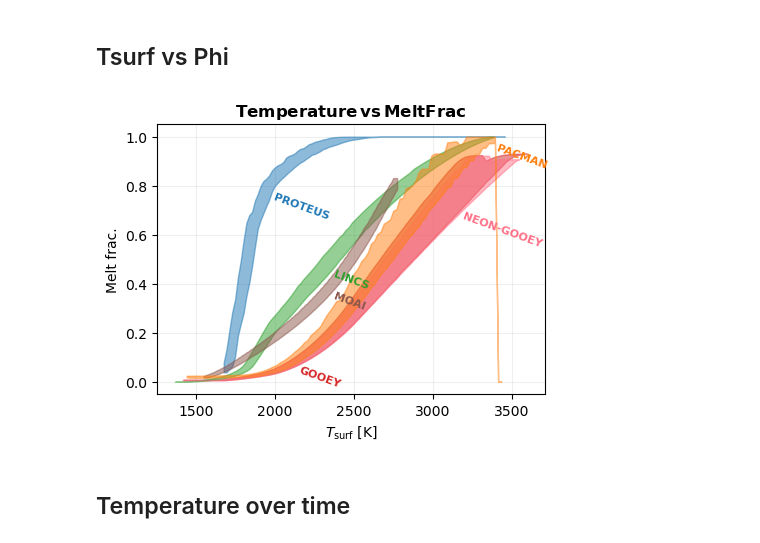
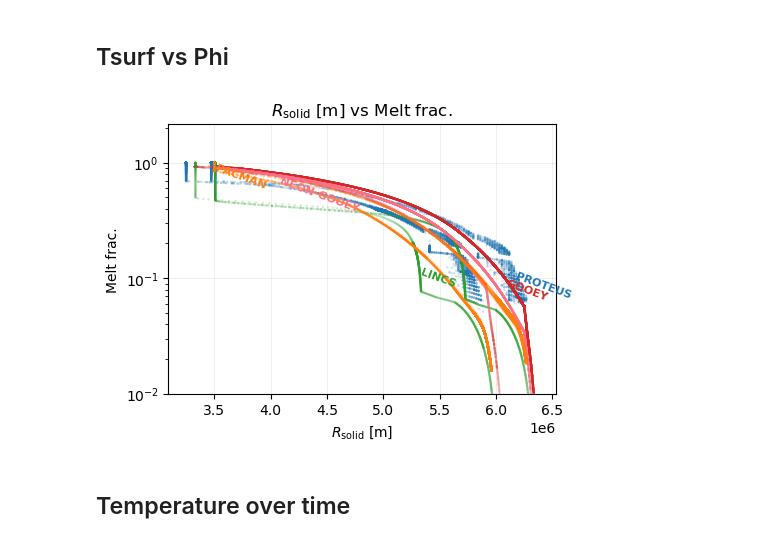
Before and after one commit to lena-noack/chili, a Jupyter notebook: intercomparison/analysis_solarsystem/grids.ipynb, the cells around one changed output. Drawn from its saved outputs; the diff is of its cells as text; code cells hidden in the pictures.

Commit message:
Plots!

```diff
--- a/intercomparison/analysis_solarsystem/grids.ipynb
+++ b/intercomparison/analysis_solarsystem/grids.ipynb
@@ -56,53 +56,81 @@ t(yr), T_surf(K), T_pot(K), flux_surf(W/m2), flux_OLR(W/m2), flux_ASR(W/m2), phi
 # %%
 fig,ax = plt.subplots(1,1, figsize=(5,3.5))
 
+# scatter = True
+# xkey = "viscosity(Pa.s)"
+# xlog = True
 
-xkey = "T_surf(K)"
+# scatter = False
+# xkey = "T_surf(K)"
+# xlog = False
+
+scatter = True
+xkey = "R_solid(m)"
+xlog = False
+
+dx = 0.01
+
 ykey = "phi(vol_frac)"
 
 for im,m in enumerate(models):
     c = get_color(m)
 
     x = []
     y = []
     for p in planets:
         for case,v in models_data[m][p].items():
             if "-evo" not in case:
                 continue
-            x.extend(v["T_surf(K)"].values)
-            y.extend(v["phi(vol_frac)"].values)
+            x.extend(v[xkey].values)
+            y.extend(v[ykey].values)
 
     # sort data
     mask = np.argsort(x)
     x = np.array(x)[mask]
     y = np.array(y)[mask]
-    # ax.scatter(x, y, color=c, ec='none', s=3, alpha=0.2, zorder=8)
+
+    if len(np.unique(x)) == 1:
+        continue
+
+    if scatter:
+        ax.scatter(x, y, color=c, ec='none', s=3, alpha=0.2, zorder=8)
 
     # convert to filled region
-    xx = np.linspace(min(x), max(x), 100)
-    dx = 25
-    ytop, ybot = [], []
-    for i in range(len(xx)):
-        mask = np.argwhere(abs(x-xx[i])<=dx).flatten()
-        ytop.append(np.amax(y[mask]))
-        ybot.append(np.amin(y[mask]))
+    else:
+        if xlog:
+            xx = np.logspace(np.log10(min(x)), np.log10(max(x)), 100)
+        else:
+            xx = np.linspace(min(x), max(x), 100)
+        ytop, ybot = [], []
+        for i in range(len(xx)):
+            mask = np.argwhere(abs(x-xx[i])/xx[i]<=dx).flatten()
+            if len(mask) == 0:
+                ytop.append(np.nan)
+                ybot.append(np.nan)
+            else:
+                ytop.append(np.amax(y[mask]))
+                ybot.append(np.amin(y[mask]))
 
-    ax.fill_between(xx, ybot, ytop, color=c, alpha=0.5, zorder=10)
+        ax.fill_between(xx, ybot, ytop, color=c, alpha=0.5, zorder=10)
 
     l = get_label(m)
-    i = np.argmin(np.abs(ybot-np.percentile(ybot,(1+im)*100/len(models))))
-    ax.text(xx[i], ybot[i], l, color=c, fontsize=8, ha='left', va='top', rotation=-20, zorder=30, weight='bold')
+    i = np.argmin(np.abs(y-np.percentile(y,(1+im)*100/len(models))))
+    ax.text(x[i], y[i], l, color=c, fontsize=8, ha='left', va='top', rotation=-20, zorder=30, weight='bold')
 
 ax.grid(alpha=0.2, zorder=0)
 ax.set_xlabel(get_label(xkey))
 ax.set_ylabel(get_label(ykey))
+if xlog:
+    ax.set_xscale("log")
+ax.set_yscale("log")
+ax.set_ylim(bottom=0.01)
 
-title = r"$\bf Temperature\,vs\,MeltFrac$"
+title = get_label(xkey) + " vs " + get_label(ykey)
 ax.set_title(title)
 
 plt.show()
 # %% [output]
-[figure, old version]
+[figure, new version]
 # %% [markdown]
 ## Temperature over time
 # %%
```
Also changed, not shown: parts of 5 cells of this notebook.
